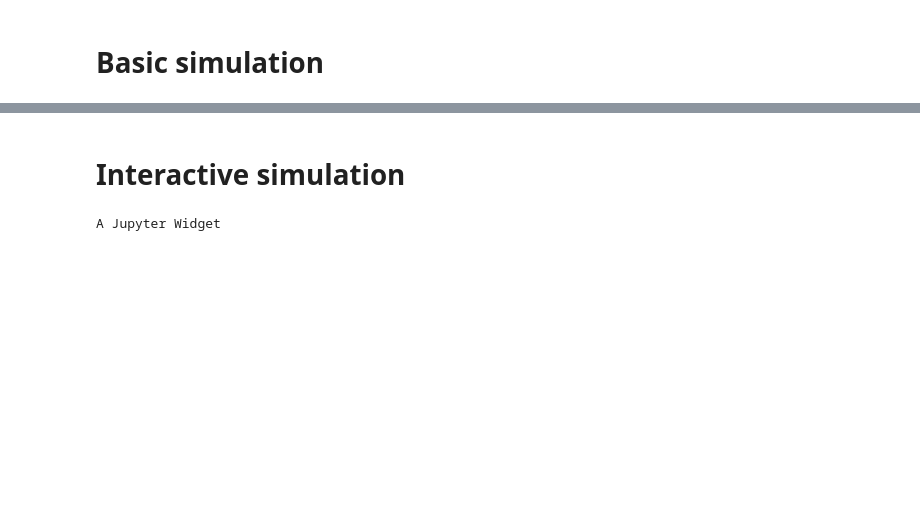
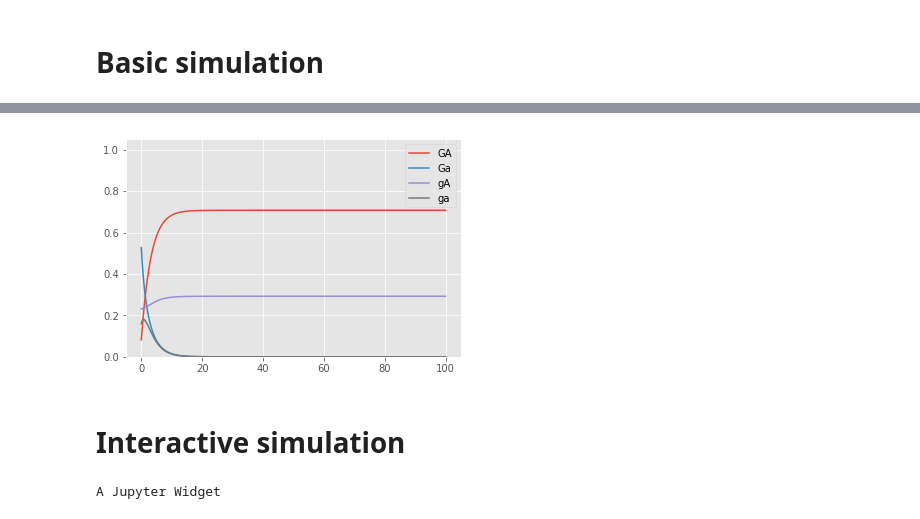
Before and after one commit to davidrpugh/evolution-of-social-behavior, a Jupyter notebook: simulating-generalized-sexual-selection.ipynb, the cells around one changed output, grey strips where cells are left out. Drawn from its saved outputs; the diff is of its cells as text; code cells hidden in the pictures; blank space fills up the shorter version.

```diff
--- a/simulating-generalized-sexual-selection.ipynb
+++ b/simulating-generalized-sexual-selection.ipynb
@@ -58,0 +40,3 @@ result
+# %%
+solution = integrate.solve_ivp(F, t_span=(0, 100), y0=y0, method="RK45", rtol=1e-12, atol=1e-15,
+                               dense_output=True, vectorized=True)
@@ -59,3 +63,13 @@ result
+# %%
+plt.plot(solution.t, solution.y[0], label="GA")
+plt.plot(solution.t, solution.y[1], label="Ga")
+plt.plot(solution.t, solution.y[2], label="gA")
+plt.plot(solution.t, solution.y[3], label="ga")
+plt.ylim(0, 1.05)
+plt.legend()
+plt.show()
+# %% [output]
+[figure, added]
 # %% [markdown]
 # Interactive simulation
 # %%
```
Also changed, not shown: parts of 5 cells of this notebook.
